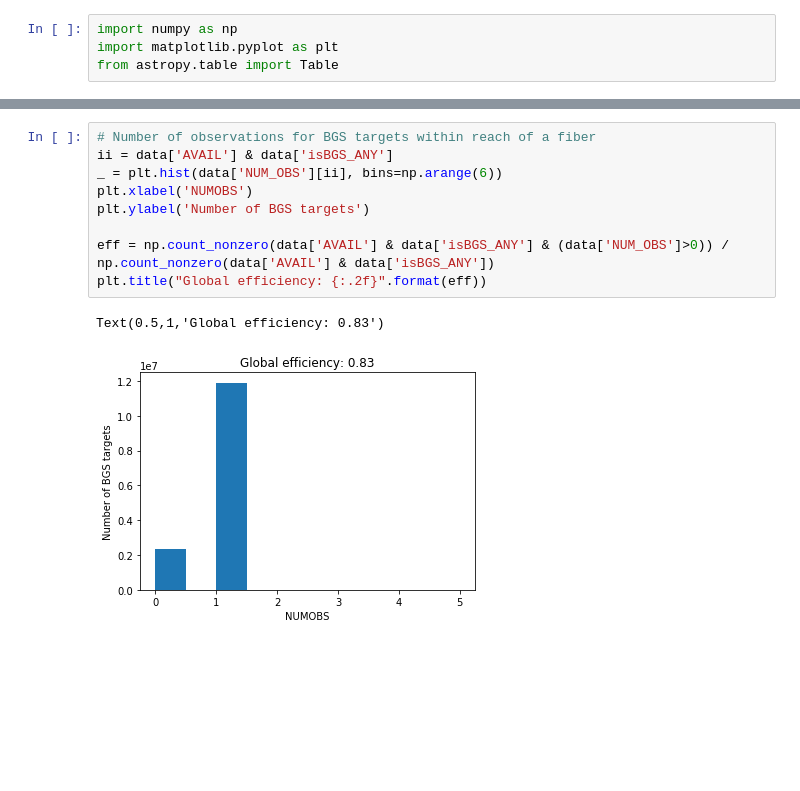
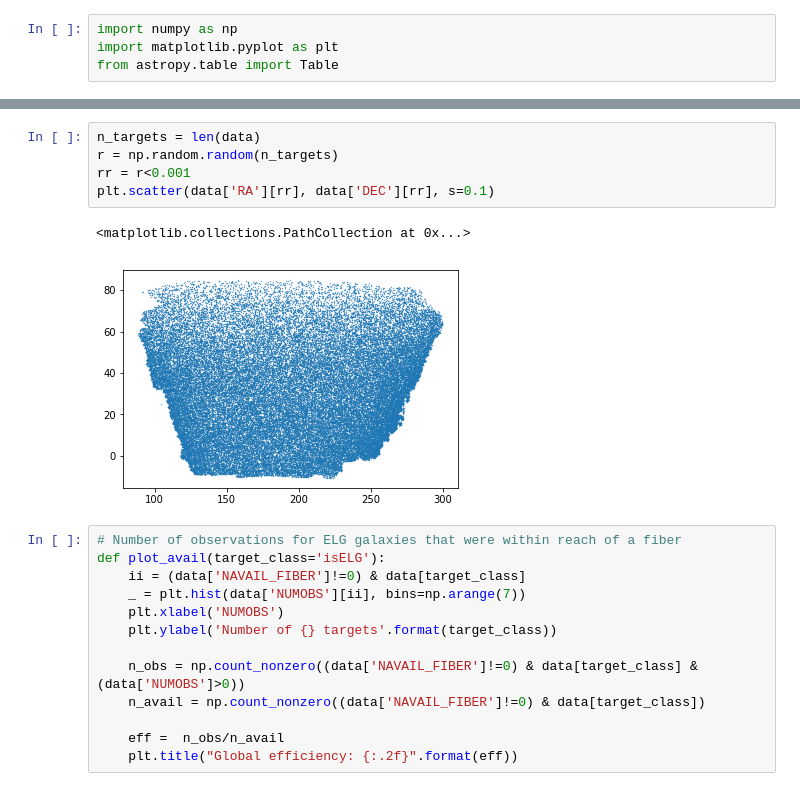
Before and after one commit to forero/SandboxDESI, a Jupyter notebook: DR8/explore_results_fba_DR8.ipynb, the cells around one changed output, grey strips where cells are left out. Cells and saved outputs as stored; diff of their text form; blank space fills up the shorter version.

```diff
--- a/DR8/explore_results_fba_DR8.ipynb
+++ b/DR8/explore_results_fba_DR8.ipynb
@@ -23,12 +23,21 @@ data[:10]
+# %%
+n_targets = len(data)
+r = np.random.random(n_targets)
+rr = r<0.001
+plt.scatter(data['RA'][rr], data['DEC'][rr], s=0.1)
+# %% [output]
+<matplotlib.collections.PathCollection at 0x...>
+[figure, added]
 # %%
-# Number of observations for BGS targets within reach of a fiber
-ii = data['AVAIL'] & data['isBGS_ANY']
-_ = plt.hist(data['NUM_OBS'][ii], bins=np.arange(6))
-plt.xlabel('NUMOBS')
-plt.ylabel('Number of BGS targets')
+# Number of observations for ELG galaxies that were within reach of a fiber
+def plot_avail(target_class='isELG'):
+    ii = (data['NAVAIL_FIBER']!=0) & data[target_class]
+    _ = plt.hist(data['NUMOBS'][ii], bins=np.arange(7))
+    plt.xlabel('NUMOBS')
+    plt.ylabel('Number of {} targets'.format(target_class))
 
-eff = np.count_nonzero(data['AVAIL'] & data['isBGS_ANY'] & (data['NUM_OBS']>0)) / np.count_nonzero(data['AVAIL'] & data['isBGS_ANY'])
-plt.title("Global efficiency: {:.2f}".format(eff))
+    n_obs = np.count_nonzero((data['NAVAIL_FIBER']!=0) & data[target_class] & (data['NUMOBS']>0))
+    n_avail = np.count_nonzero((data['NAVAIL_FIBER']!=0) & data[target_class])
+
+    eff =  n_obs/n_avail
+    plt.title("Global efficiency: {:.2f}".format(eff))
-# %% [output]
-Text(0.5,1,'Global efficiency: 0.83')
-[figure, removed]
```
Also changed, not shown: parts of 12 cells of this notebook.
